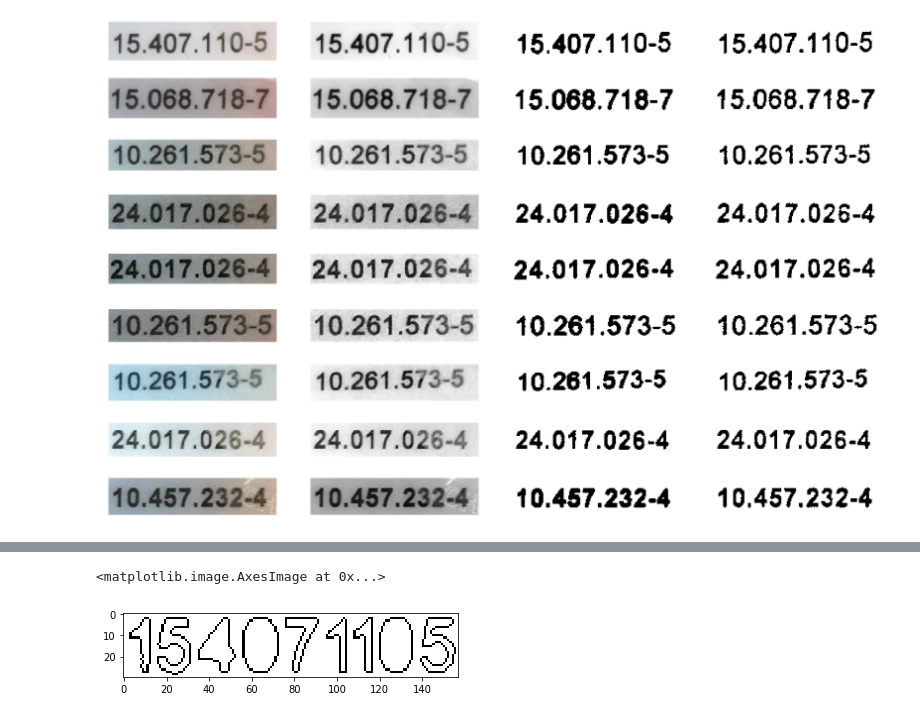
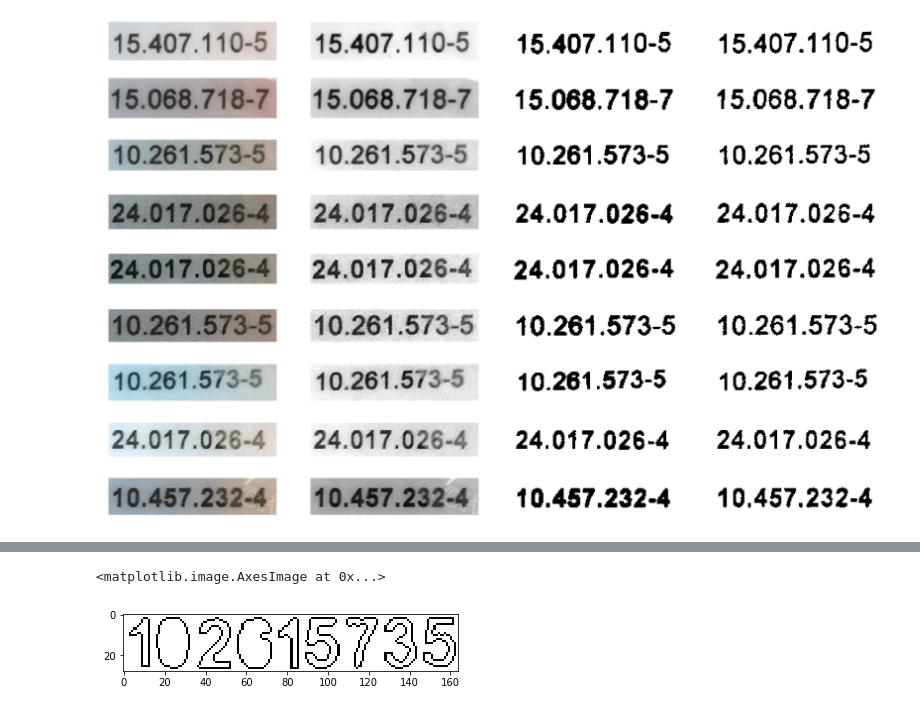
Before and after one commit to jthoth/binarization-connectivity-recognition, a Jupyter notebook: implementation.ipynb, the cells around one changed output, grey strips where cells are left out. Saved outputs shown, nothing was run; the diff lists cells and outputs as text; code cells hidden in the pictures.

```diff
--- a/implementation.ipynb
+++ b/implementation.ipynb
@@ -81,7 +81,9 @@ for i, sample in enumerate(samples):
 # %%
 %%time
 # Extracting Components
-global_image_selected = 0
+#Cinthia, get()
+
+global_image_selected = 2
 
 global_image = image_collections[global_image_selected].get('otsu')
 connectivity_searcher = components.Components(global_image)
@@ -111,26 +113,26 @@ Wall time: 14.9 ms
 # %%
 """
 component = box_connected_components.get(7)
 _contour = contour.ContourDetection(component)
 new_image = np.zeros(shape=component.shape)
 
 for coordinates in _contour.get():
     new_image[coordinates] = 1
 
 fig, axis = plt.subplots(1, 3, figsize=(20, 3))
 axis[2].imshow(component, cmap='gray')
 axis[1].imshow(new_image, cmap='gray')
 axis[0].imshow(global_image, cmap='gray')
 """
 contour_bound =np.ones(shape=(1, 1))
-for components in box_connected_components.values():
-    new_image = np.ones(shape=components.shape)
-    _contour = contour.ContourDetection(components)
+for _components in box_connected_components.values():
+    new_image = np.ones(shape=_components.shape)
+    _contour = contour.ContourDetection(_components)
     for coordinates in _contour.get():
         new_image[coordinates] = 0
     contour_bound = concat_images(contour_bound, new_image)
 plt.imshow(contour_bound, cmap='gray')
 # %% [output]
 <matplotlib.image.AxesImage at 0x...>
-[figure, old version]
+[figure, new version]
 # %%
```
Also changed, not shown: parts of 10 cells of this notebook, 1 other file.
